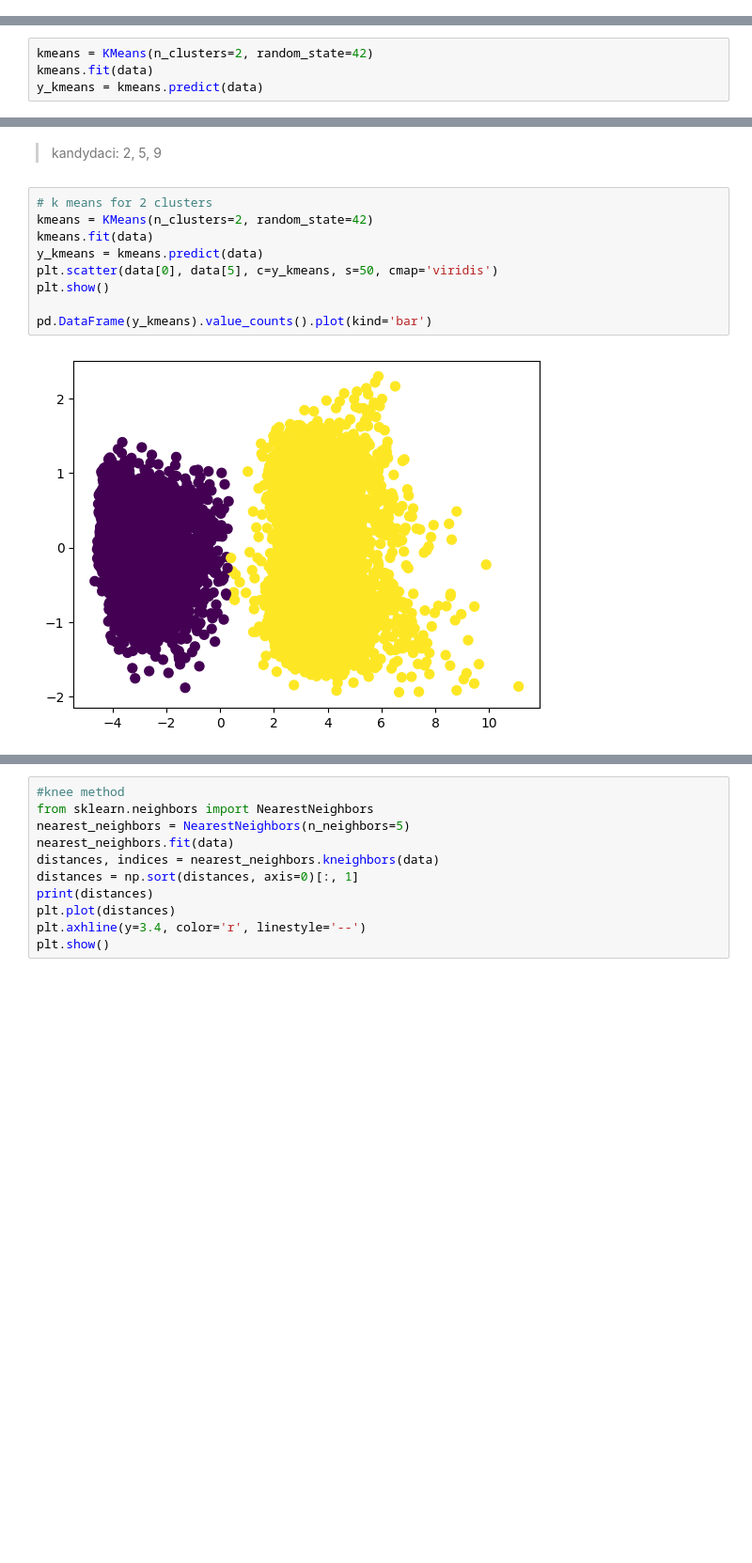
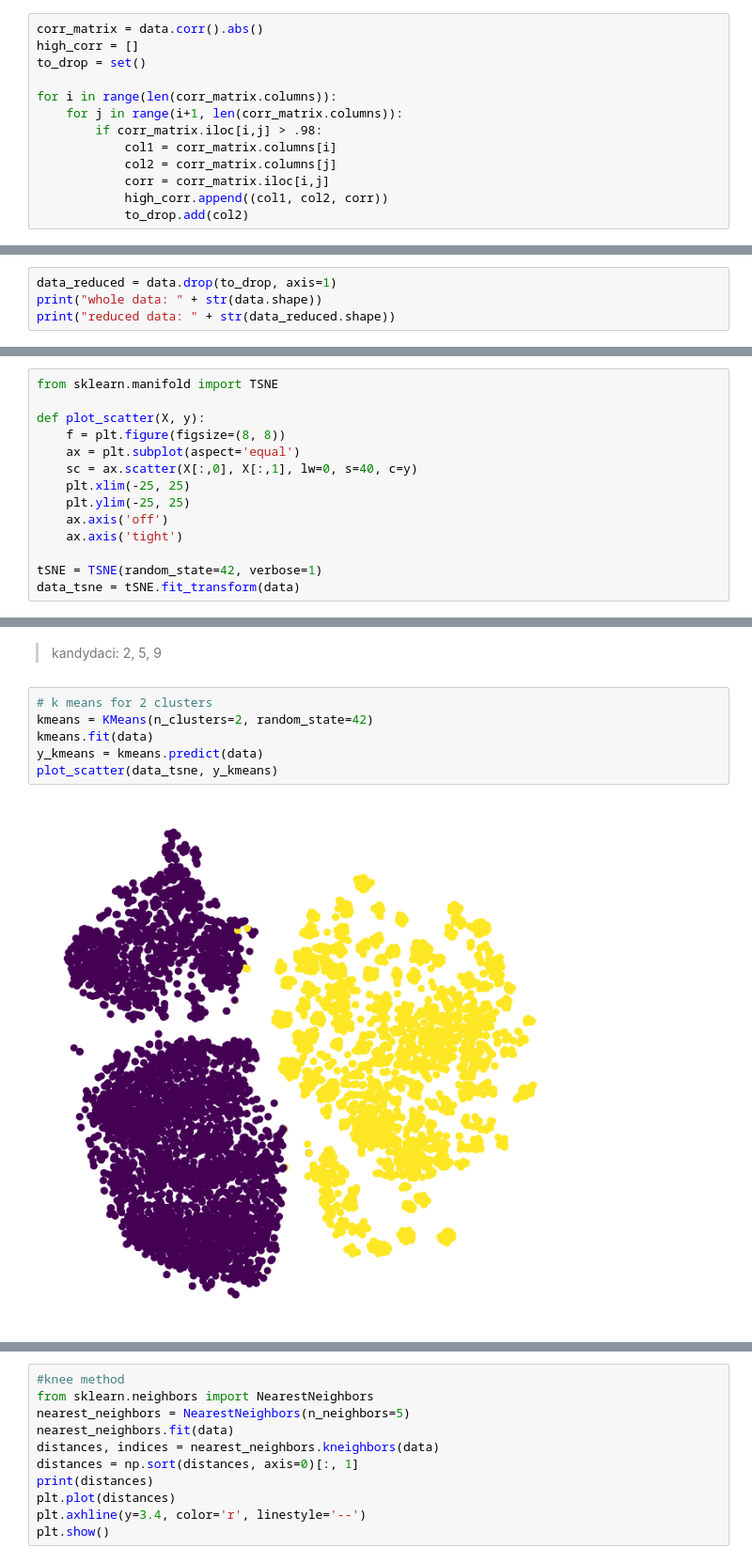
Before and after one commit to DeptuchMateusz/Human-activity-recognition-using-smartphones-clustering, a Jupyter notebook: Preprocessing/prep.ipynb, the cells around one changed output, grey strips where cells are left out. Shown at 94% size. Drawn from its saved outputs; the diff is of its cells as text; blank space fills up the shorter version.

```diff
--- a/Preprocessing/prep.ipynb
+++ b/Preprocessing/prep.ipynb
@@ -139,0 +109,13 @@ reduced data: (8239, 347)
+# %%
+corr_matrix = data.corr().abs()
+high_corr = []
+to_drop = set()
+
+for i in range(len(corr_matrix.columns)):
+    for j in range(i+1, len(corr_matrix.columns)):
+        if corr_matrix.iloc[i,j] > .98:
+            col1 = corr_matrix.columns[i]
+            col2 = corr_matrix.columns[j]
+            corr = corr_matrix.iloc[i,j]
+            high_corr.append((col1, col2, corr))
+            to_drop.add(col2)
@@ -139,0 +144,4 @@ reduced data: (8239, 347)
+# %%
+data_reduced = data.drop(to_drop, axis=1)
+print("whole data: " + str(data.shape))
+print("reduced data: " + str(data_reduced.shape))
@@ -170,4 +154,0 @@ digits_proj_pca = pca.fit_transform(data)
-# %%
-kmeans = KMeans(n_clusters=2, random_state=42)
-kmeans.fit(data)
-y_kmeans = kmeans.predict(data)
@@ -206,3 +175,17 @@ data = pd.DataFrame(data_pca)
 data_pca.shape
 # %% [output]
 (8239, 89)
+# %%
+from sklearn.manifold import TSNE
+
+def plot_scatter(X, y):
+    f = plt.figure(figsize=(8, 8))
+    ax = plt.subplot(aspect='equal')
+    sc = ax.scatter(X[:,0], X[:,1], lw=0, s=40, c=y)
+    plt.xlim(-25, 25)
+    plt.ylim(-25, 25)
+    ax.axis('off')
+    ax.axis('tight')
+
+tSNE = TSNE(random_state=42, verbose=1)
+data_tsne = tSNE.fit_transform(data)
@@ -301,11 +299,8 @@ plt.show()
 # %%
 # k means for 2 clusters
 kmeans = KMeans(n_clusters=2, random_state=42)
 kmeans.fit(data)
 y_kmeans = kmeans.predict(data)
-plt.scatter(data[0], data[5], c=y_kmeans, s=50, cmap='viridis')
-plt.show()
-
-pd.DataFrame(y_kmeans).value_counts().plot(kind='bar')
+plot_scatter(data_tsne, y_kmeans)
 # %% [output]
-[figure, old version]
+[figure, new version]
```
Also changed, not shown: parts of 49 cells of this notebook.
